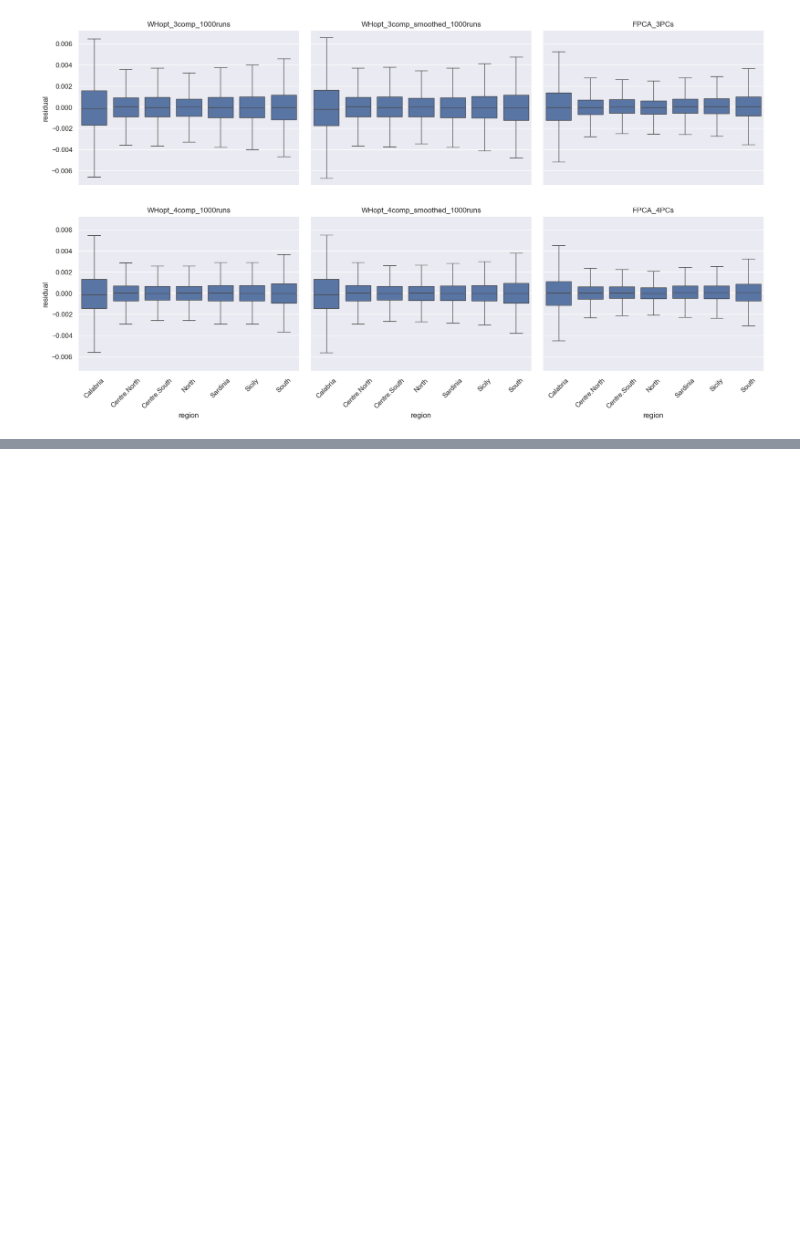
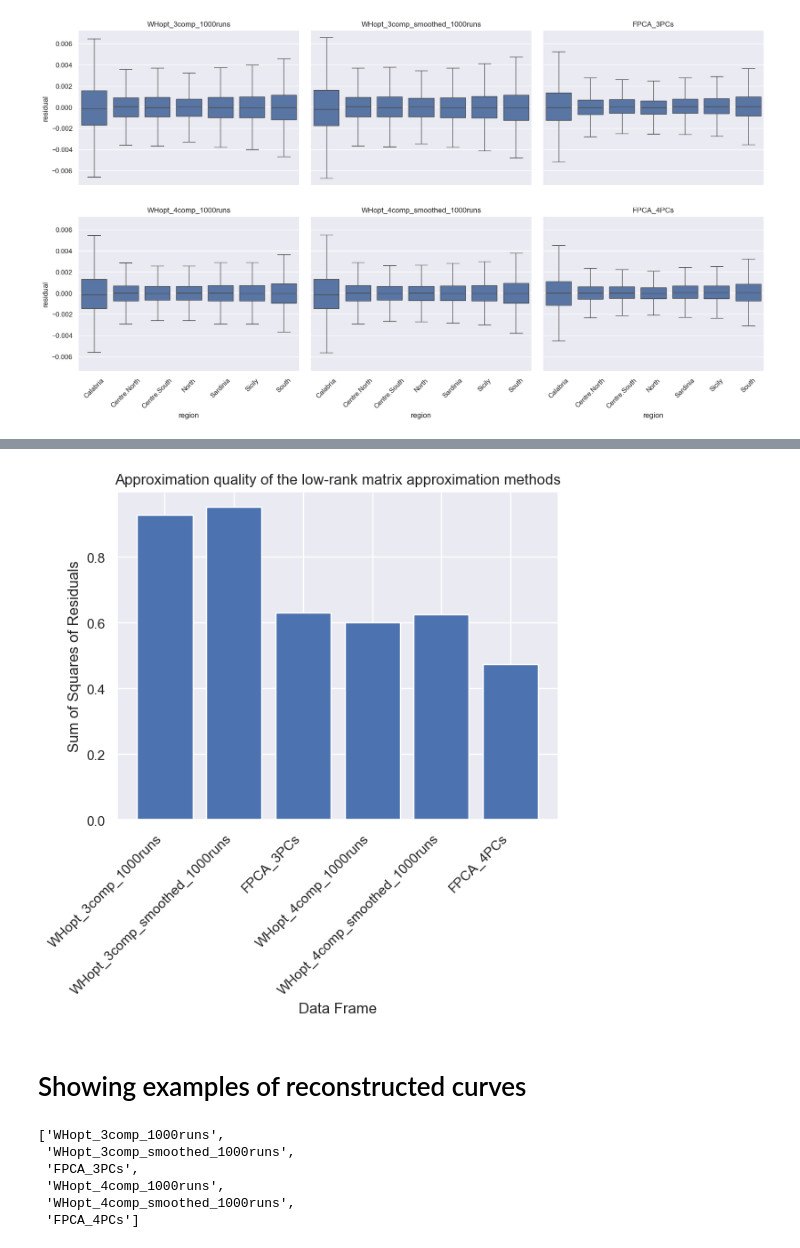
Before and after one commit to gkchln/load_bss, a Jupyter notebook: CompareResultsNMF.ipynb, the cells around one changed output, grey strips where cells are left out. Saved outputs shown, nothing was run; the diff lists cells and outputs as text; code cells hidden in the pictures; blank space fills up the shorter version.

```diff
--- a/CompareResultsNMF.ipynb
+++ b/CompareResultsNMF.ipynb
@@ -206,7 +314,7 @@ ncols = ceil(len(method_names) / nrows)
 fig, axs = plt.subplots(nrows, ncols, figsize=(20, 10), sharex=True, sharey=True)
 
 for idx, (method, E)  in enumerate(residuals.items()):
-    resid = E.flatten()
+    resid = E.values.flatten()
     i = idx // ncols
     j = idx % ncols
     axs[i, j].hist(resid, bins=100)
@@ -220,8 +328,8 @@ plt.subplots_adjust(wspace=0.05)
 residuals_with_info = {}
 
 for method in method_names:
-    resid_df = pd.concat([pd.DataFrame(residuals[method], index=input_df.index), unit_info], axis=1)
-    resid_df = resid_df.melt(id_vars=unit_info.columns.to_list(), var_name='hour', value_name='residual')
+    resid_df = pd.concat([residuals[method], unit_info], axis=1)
+    resid_df = resid_df.melt(id_vars=info_cols, var_name='hour', value_name='residual')
     residuals_with_info[method] = resid_df
 # %%
 fig, axs = plot_residual_boxplots(residuals_with_info, x='hour', showfliers=False, figsize=(20,10))
@@ -245,0 +391,34 @@ fig, axs = plot_residual_boxplots(residuals_with_info, x='region', showfliers=Fa
+# %%
+# Initialize lists to store data
+labels = []
+sums_of_squares = []
+
+# Iterate over the dictionary of data frames
+for key, df in residuals_with_info.items():
+    # Calculate sum of squares of residuals
+    sum_of_squares = (df['residual'] ** 2).sum()
+
+    # Append to lists
+    labels.append(key)
+    sums_of_squares.append(sum_of_squares)
+
+# Create bar plot
+plt.bar(labels, sums_of_squares)
+plt.xlabel('Data Frame')
+plt.ylabel('Sum of Squares of Residuals')
+plt.title('Approximation quality of the low-rank matrix approximation methods')
+plt.xticks(rotation=45, ha='right')  # Rotate x-axis labels for better readability
+plt.show()
+# %% [output]
+[figure, added]
+# %% [markdown]
+# Showing examples of reconstructed curves
+# %%
+method_names
+# %% [output]
+['WHopt_3comp_1000runs',
+ 'WHopt_3comp_smoothed_1000runs',
+ 'FPCA_3PCs',
+ 'WHopt_4comp_1000runs',
+ 'WHopt_4comp_smoothed_1000runs',
+ 'FPCA_4PCs']
```
Also changed, not shown: parts of 21 cells of this notebook.
